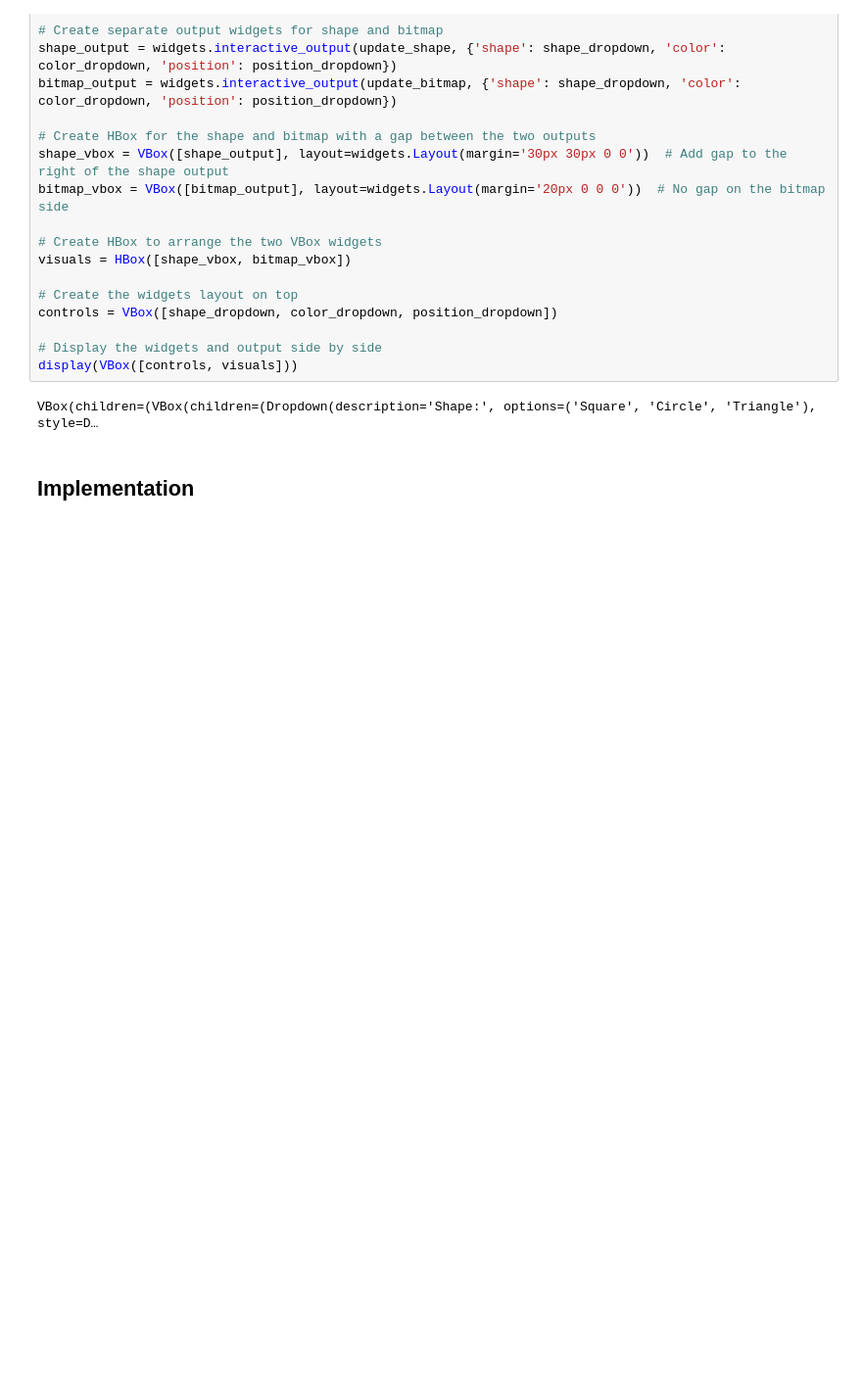
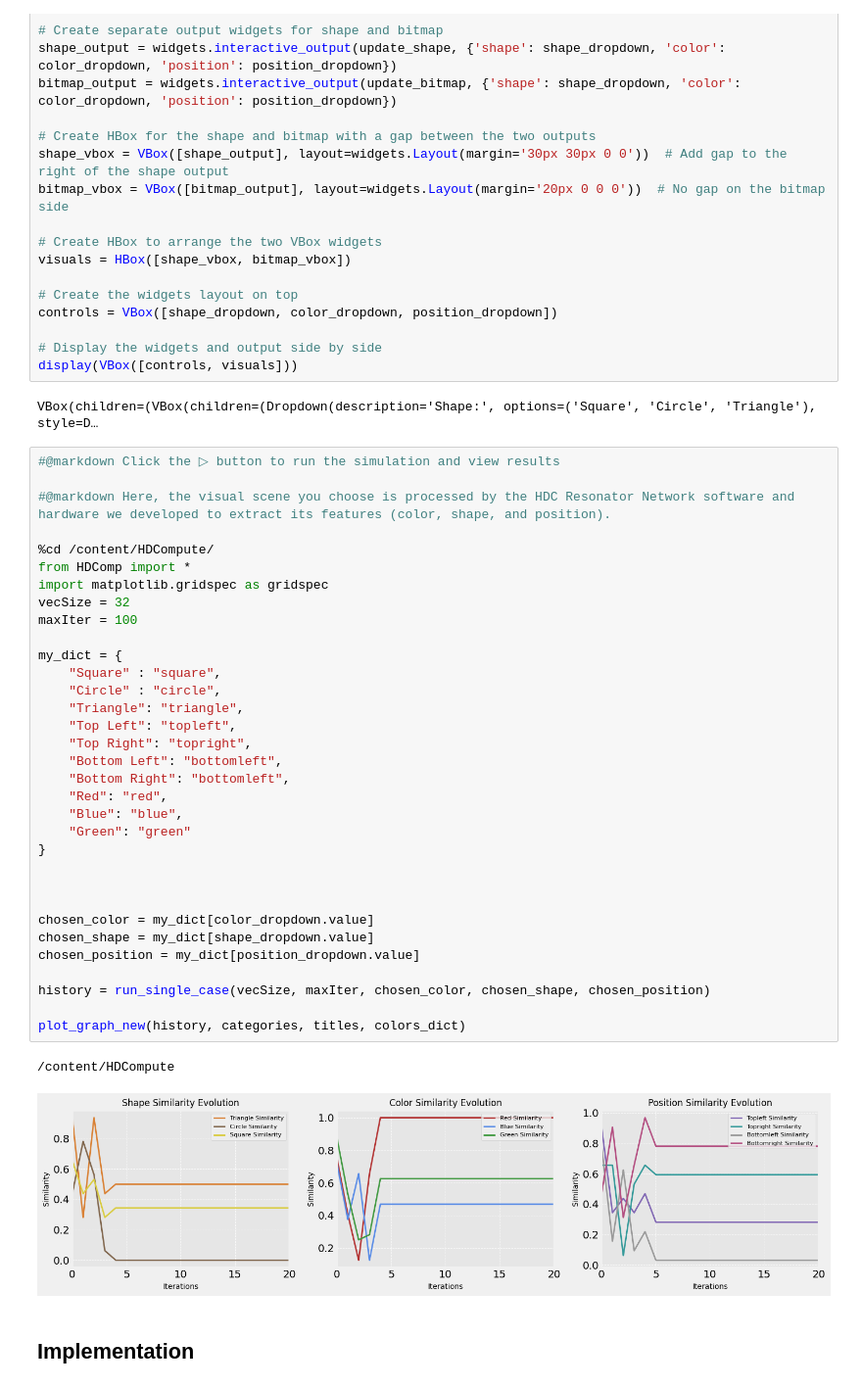
Before and after one commit to SiliconJackets/CaC_ISSCC25_HyperDimensionalComputing, a Jupyter notebook: HyperDimensionalComputing.ipynb, the cells around one changed output. Shown at 98% size. Saved outputs shown, nothing was run; the diff lists cells and outputs as text; blank space fills up the shorter version.

```diff
--- a/HyperDimensionalComputing.ipynb
+++ b/HyperDimensionalComputing.ipynb
@@ -739,6 +739,42 @@ controls = VBox([shape_dropdown, color_dropdown, position_dropdown])
 display(VBox([controls, visuals]))
 # %% [output]
 VBox(children=(VBox(children=(Dropdown(description='Shape:', options=('Square', 'Circle', 'Triangle'), style=D…
+# %%
+#@markdown Click the ▷ button to run the simulation and view results
+
+#@markdown Here, the visual scene you choose is processed by the HDC Resonator Network software and hardware we developed to extract its features (color, shape, and position).
+
+%cd /content/HDCompute/
+from HDComp import *
+import matplotlib.gridspec as gridspec
+vecSize = 32
+maxIter = 100
+
+my_dict = {
+    "Square" : "square",
+    "Circle" : "circle",
+    "Triangle": "triangle",
+    "Top Left": "topleft",
+    "Top Right": "topright",
+    "Bottom Left": "bottomleft",
+    "Bottom Right": "bottomleft",
+    "Red": "red",
+    "Blue": "blue",
+    "Green": "green"
+}
+
+
+
+chosen_color = my_dict[color_dropdown.value]
+chosen_shape = my_dict[shape_dropdown.value]
+chosen_position = my_dict[position_dropdown.value]
+
+history = run_single_case(vecSize, maxIter, chosen_color, chosen_shape, chosen_position)
+
+plot_graph_new(history, categories, titles, colors_dict)
+# %% [output]
+/content/HDCompute
+[figure, added]
 # %% [markdown]
 ## Implementation
 <!-- with OpenLane targeting SKY130 -->
```
Also changed, not shown: parts of 4 cells of this notebook.
